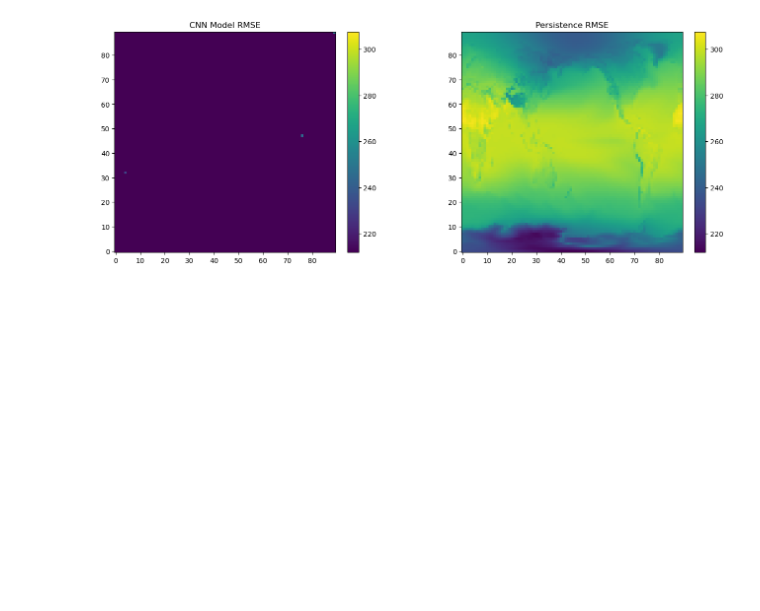
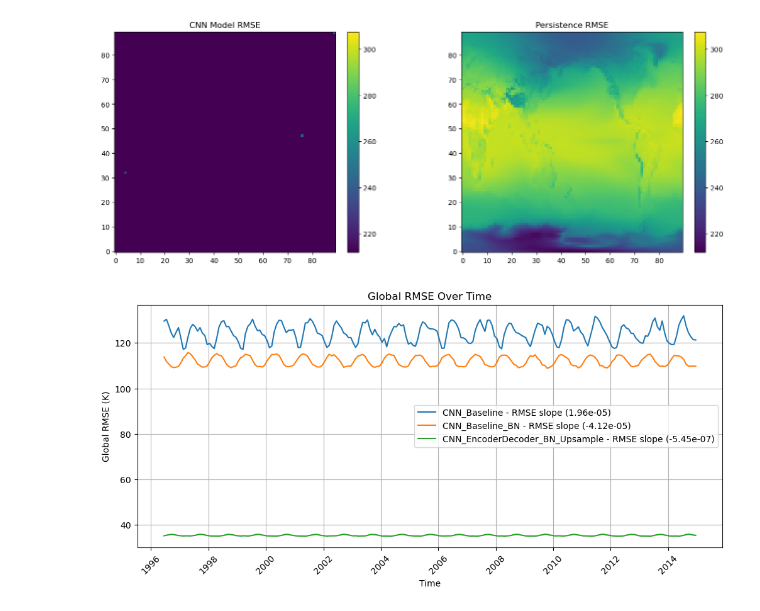
Before and after one commit to uramirez8707/SPEAR_emulator, a Jupyter notebook: Phase1.ipynb, the cells around one changed output. Drawn from its saved outputs; the diff is of its cells as text; code cells hidden in the pictures; blank space fills up the shorter version.

Commit message:
Plot RMSE over time including the slope

```diff
--- a/Phase1.ipynb
+++ b/Phase1.ipynb
@@ -19,7 +19,7 @@ Tas = VarData(filename, variable)
 Tas.load_data()
 Tas.interpolate_data()
 Tas.add_spatial_features()
-X_train_scaled, y_train_scaled, X_test_scaled, y_test_scaled, y_train, y_test = Tas.split_data()
+X_train_scaled, y_train_scaled, X_test_scaled, y_test_scaled, y_train, y_test, time_test = Tas.split_data()
 
 # Reshape X_train and X_test for a 2D conv (i.e (N_samples, lags*5, lat, lon))
 X_train_scaled = Tas.reshape_for_model(X_train_scaled, model_type="2dcnn")
@@ -96,10 +88,10 @@ Baseline_batchnorm_sampling = CNN2D_Baseline(in_channels=X_train_scaled.shape[1]
 train_loader, test_loader = Baseline_batchnorm_sampling.create_data_loaders(X_train_scaled, y_train_scaled, X_test_scaled, y_test_scaled)
 Baseline_batchnorm_sampling.train_model(train_loader, test_loader, num_epochs=num_epochs)
 
-set_seed()
-Baseline_batchnorm_sampling = CNN2D_Baseline(in_channels=X_train_scaled.shape[1], case=2, label="Baseline_batchnorm_sampling.redo")
-train_loader, test_loader = Baseline_batchnorm_sampling.create_data_loaders(X_train_scaled, y_train_scaled, X_test_scaled, y_test_scaled)
-Baseline_batchnorm_sampling.train_model(train_loader, test_loader, num_epochs=num_epochs)
+# set_seed()
+# Baseline_batchnorm_sampling = CNN2D_Baseline(in_channels=X_train_scaled.shape[1], case=2, label="Baseline_batchnorm_sampling.redo")
+# train_loader, test_loader = Baseline_batchnorm_sampling.create_data_loaders(X_train_scaled, y_train_scaled, X_test_scaled, y_test_scaled)
+# Baseline_batchnorm_sampling.train_model(train_loader, test_loader, num_epochs=num_epochs)
 # %% [output]
 Model Architecture:
 Sequential(
@@ -140,3 +134,37 @@ Global Persistence RMSE (K): 277.165381
 Global RMSE (K): 35.376448
 Global Persistence RMSE (K): 277.165381
 [figure]
+# %%
+import matplotlib.pyplot as plt
+import matplotlib.dates as mdates
+from scipy.stats import linregress
+import numpy as np
+
+Models = [{'Model Name': 'CNN_Baseline', 'Trained Model': Baseline, 'RMSE': None, 'Slope': None},
+          {'Model Name': 'CNN_Baseline_BN', 'Trained Model': Baseline_batchnorm, 'RMSE':None, 'Slope': None},
+          {'Model Name': 'CNN_EncoderDecoder_BN_Upsample', 'Trained Model': Baseline_batchnorm_sampling, 'RMSE': None, 'Slope': None}]
+
+time_test_plot = np.array([np.datetime64(t) for t in time_test])
+plt.figure(figsize=(12,5))
+for Model in Models:
+    Model['RMSE'] = Model['Trained Model'].get_global_rmse_over_time(Tas, X_test_scaled, y_test_scaled)
+    rmse = Model['RMSE']
+    name = Model['Model Name']
+
+    x = time_test_plot[3:].astype('datetime64[D]').astype(float)
+    Model['slope'], intercept, r_value, p_value, std_err = linregress(x, rmse)
+    plt.plot(time_test_plot[3:], rmse, label=f"{name} - RMSE slope ({Model['slope']:.2e})")
+
+
+plt.xlabel("Time")
+plt.ylabel("Global RMSE (K)")
+plt.title("Global RMSE Over Time")
+plt.legend()
+plt.grid(True)
+plt.gca().xaxis.set_major_locator(mdates.YearLocator(base=2))  # every 2 years
+plt.gca().xaxis.set_major_formatter(mdates.DateFormatter('%Y'))
+plt.xticks(rotation=45)
+
+plt.show()
+# %% [output]
+[figure, added]
```
Also changed, not shown: parts of 4 cells of this notebook, 3 other files.
